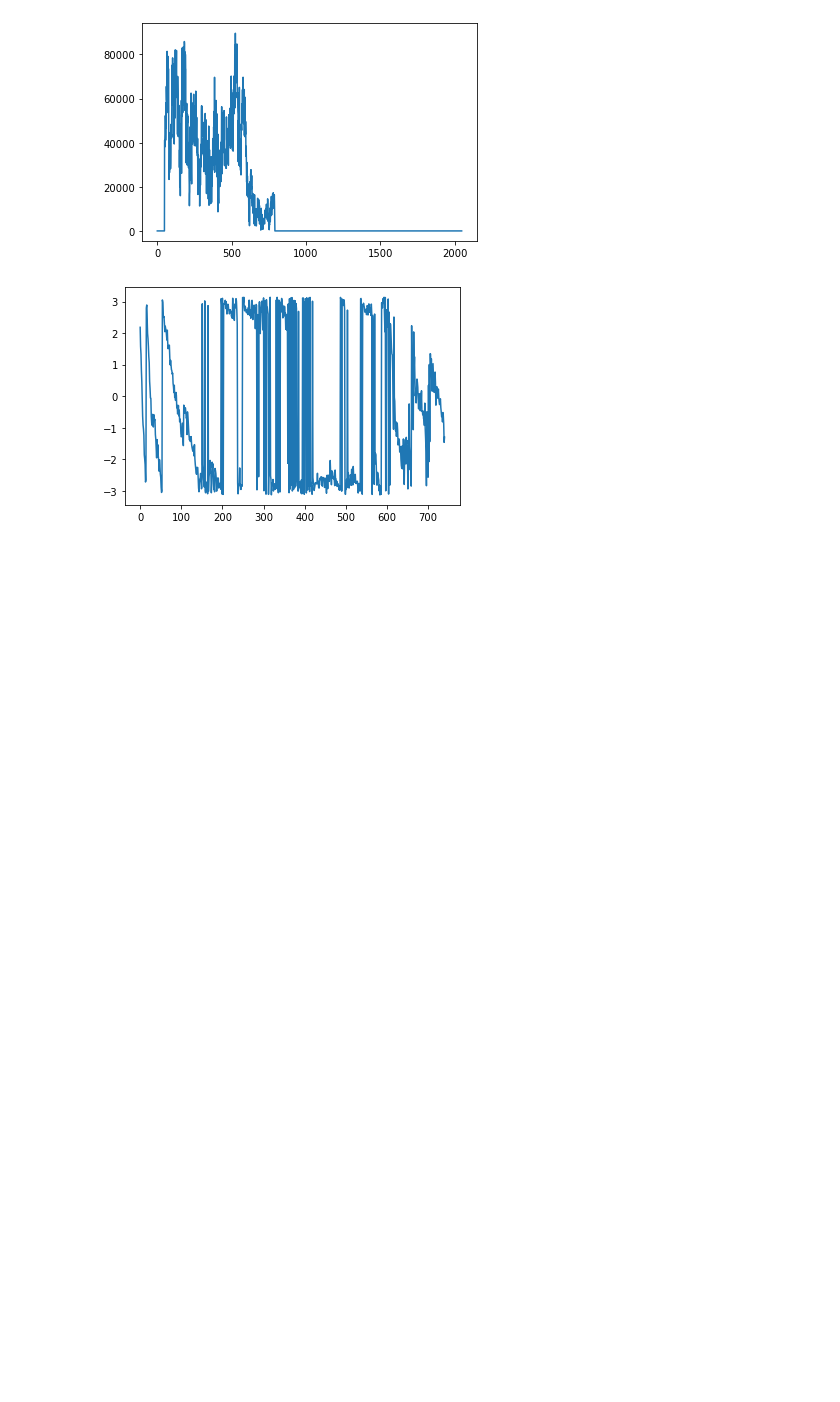
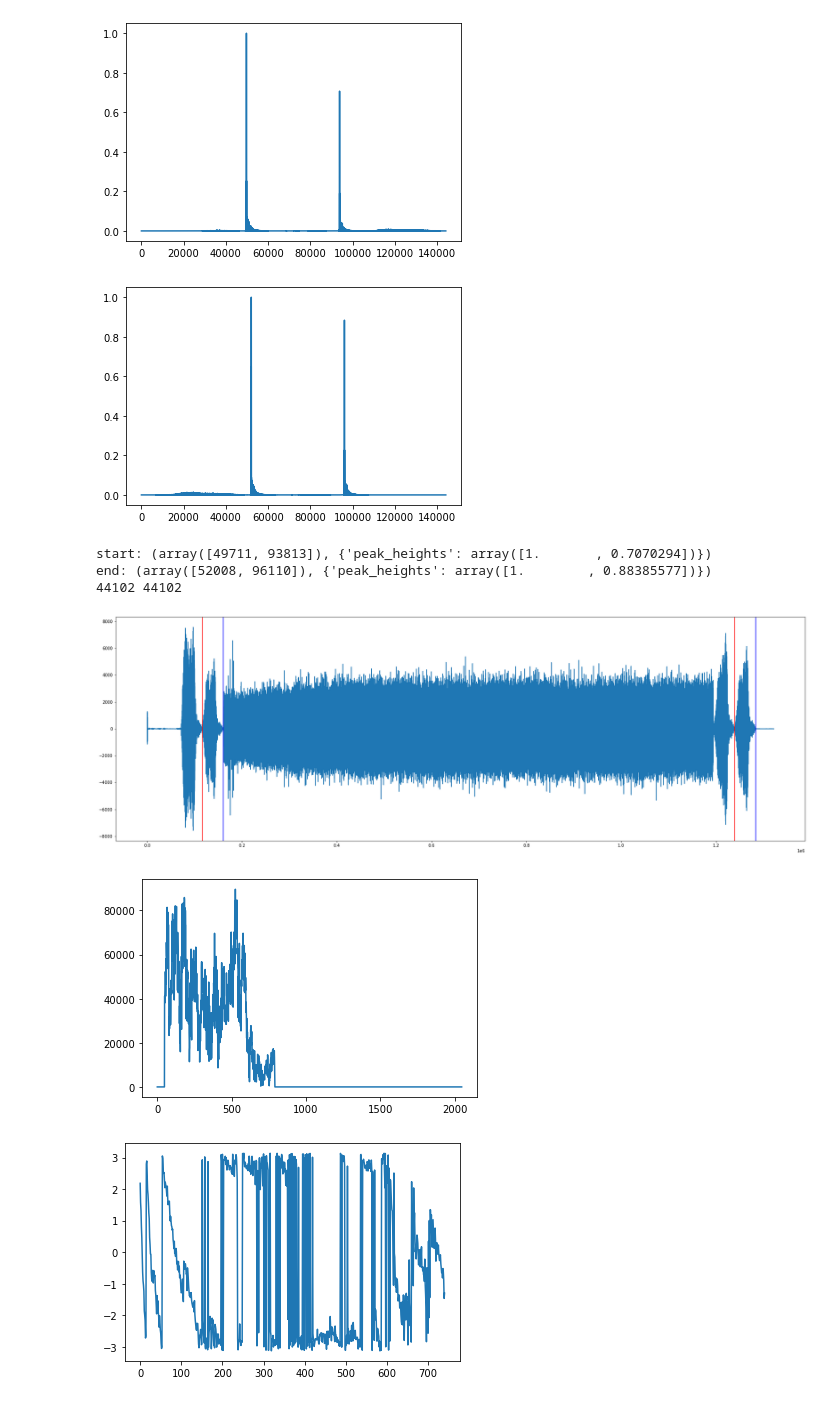
Before and after one commit to jks70/gf3_v2, a Jupyter notebook: uncover.ipynb, the cells around one changed output. Saved outputs shown, nothing was run; the diff lists cells and outputs as text; code cells hidden in the pictures; blank space fills up the shorter version.

```diff
--- a/uncover.ipynb
+++ b/uncover.ipynb
@@ -81,3 +75,40 @@ size = peaks[1]['peak_heights']
+# %%
+delay_guess_norm1 = delay_guess1/np.max(delay_guess1)
+delay_guess_norm2 = delay_guess2/np.max(delay_guess2)
+
+plt.plot(delay_guess_norm1)
+plt.show()
+plt.plot(delay_guess_norm2)
+plt.show()
+
+peaks_1 = scipy.signal.find_peaks(delay_guess_norm1, 0.5, distance = 3000)
+peaks_2 = scipy.signal.find_peaks(delay_guess_norm2, 0.5, distance = 3000)
+print('start:',peaks_1)
+print('end:',peaks_2)
+
+end_first_chirp = peaks_1[0][0]+start_search1
+end_second_chirp = peaks_1[0][1]+start_search1
+end_third_chirp = peaks_2[0][0]+start_search2
+end_fourth_chirp = peaks_2[0][1]+start_search2
+delayed_start = end_second_chirp + 1500 + 1
+delayed_end = end_third_chirp - 44100 - 1500 - 1
+print(end_second_chirp-end_first_chirp, end_fourth_chirp-end_third_chirp)
+
+plt.figure(figsize = (30, 10))
+plt.plot(auds)
+plt.axvline(x = end_first_chirp , color = 'r')
+plt.axvline(x = end_second_chirp , color = 'b')
+plt.axvline(x = end_third_chirp , color = 'r')
+plt.axvline(x = end_fourth_chirp , color = 'b')
+
+plt.show()
+# %% [output]
+[figure, added]
+[figure, added]
+start: (array([49711, 93813]), {'peak_heights': array([1.       , 0.7070294])})
+end: (array([52008, 96110]), {'peak_heights': array([1.        , 0.88385577])})
+44102 44102
+[figure, added]
 # %%
 def channelEstimate(four_known_symbols, ofdm):
 
```
Also changed, not shown: parts of 7 cells of this notebook, 5 other files.
